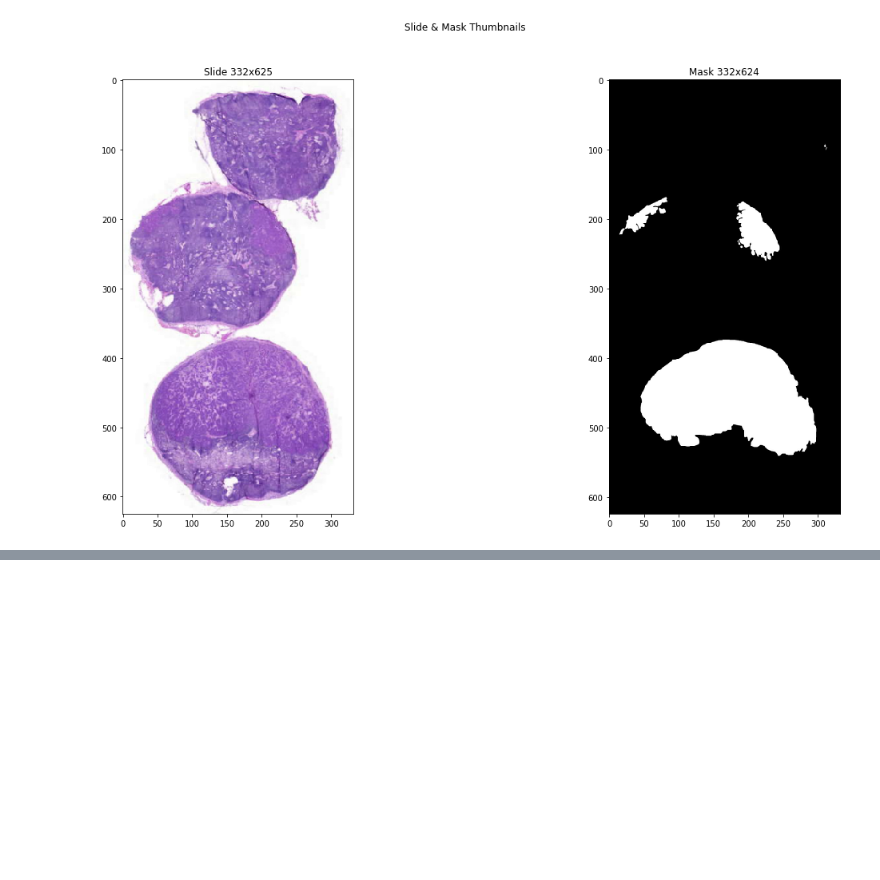
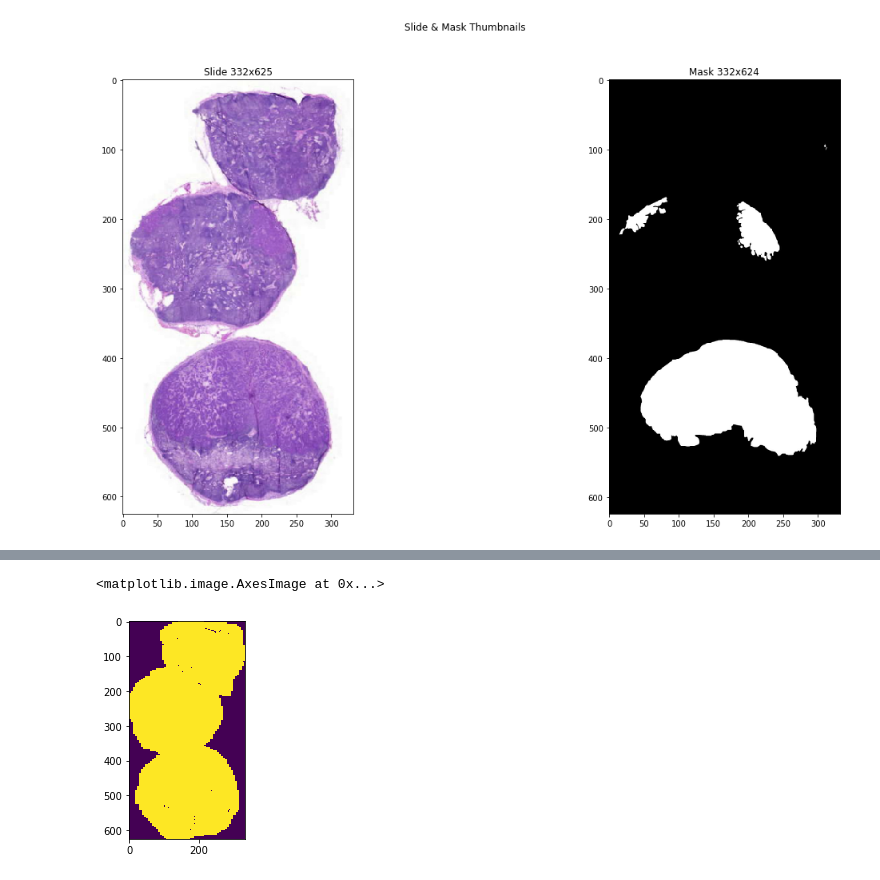
Before and after one commit to Taeu/HeLP-Challenge-Goldenpass, a Jupyter notebook: notebook/model-cjh-ver01.ipynb, the cells around one changed output, grey strips where cells are left out. Saved outputs shown, nothing was run; the diff lists cells and outputs as text; code cells hidden in the pictures; blank space fills up the shorter version.

```diff
--- a/notebook/model-cjh-ver01.ipynb
+++ b/notebook/model-cjh-ver01.ipynb
@@ -99,0 +153,10 @@ f.suptitle('Slide & Mask Thumbnails ');
+# %%
+## set params
+PATCH_SIZE = 256
+IS_TRAIN = True
+
+# Mask는 원본의 1/16
+mask_div = int(PATCH_SIZE / 16)
+slide_lv4_grey = np.array(slide_lv4.convert('L'))
+ret, th = cv2.threshold(slide_lv4_grey, 0, 255,
+                        cv2.THRESH_BINARY+cv2.THRESH_OTSU)
@@ -99,0 +192,5 @@ f.suptitle('Slide & Mask Thumbnails ');
+# %%
+plt.imshow(th)
+# %% [output]
+<matplotlib.image.AxesImage at 0x...>
+[figure, added]
```
Also changed, not shown: parts of 14 cells of this notebook.
